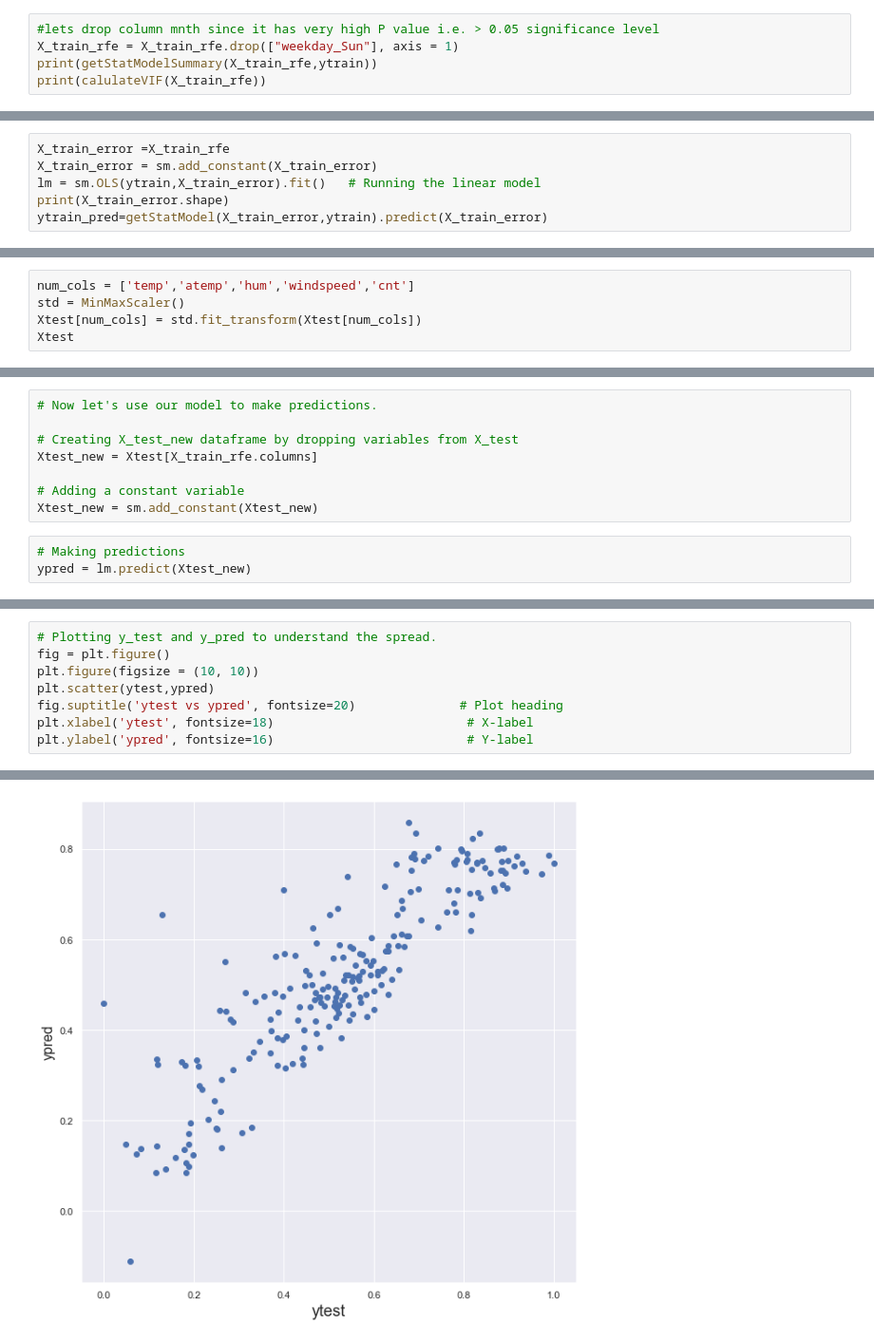
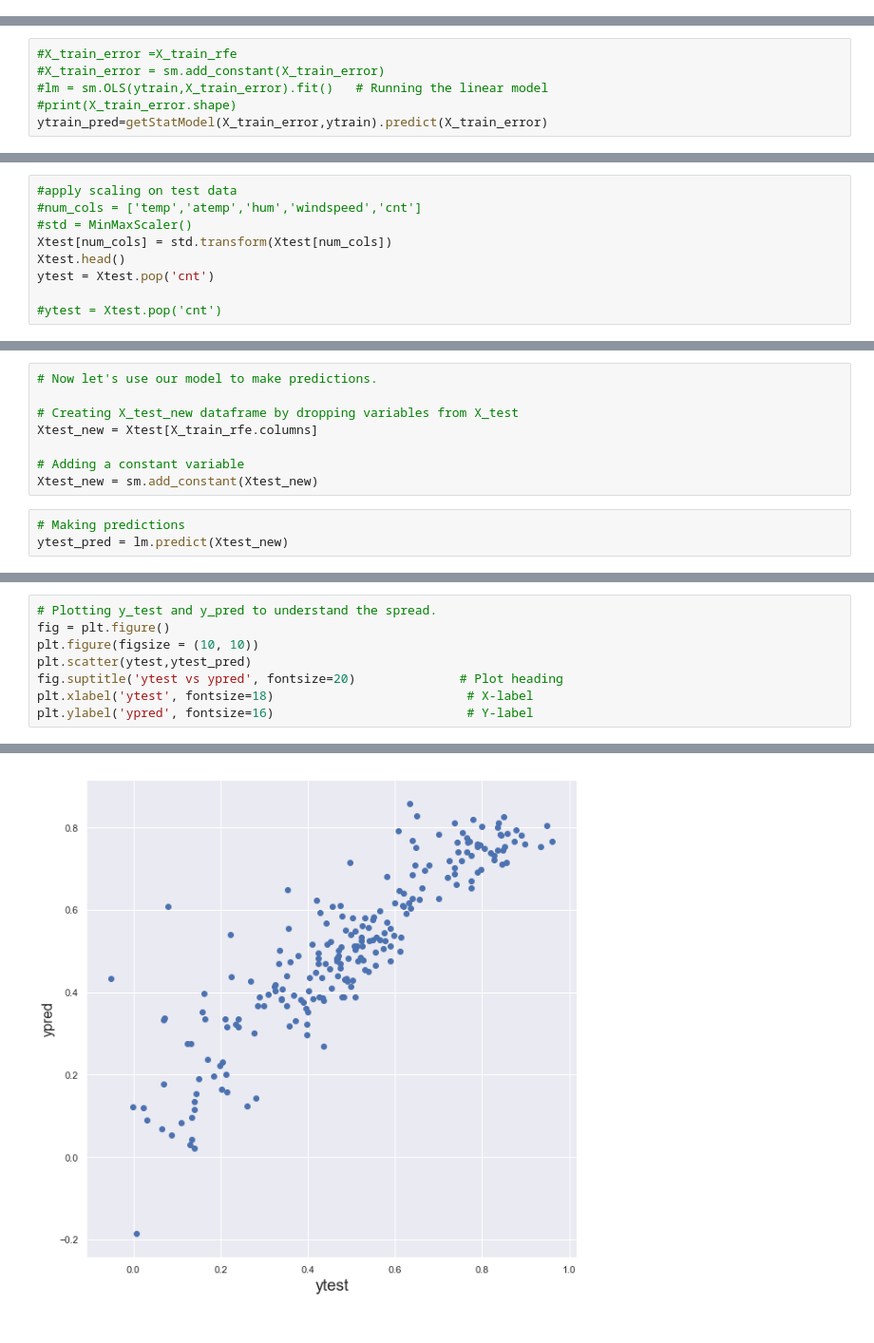
Before and after one commit to deepakgoyal17/Bike-Sharing, a Jupyter notebook: BikeSharing.ipynb, the cells around one changed output, grey strips where cells are left out. Shown at 95% size. Drawn from its saved outputs; the diff is of its cells as text.

```diff
--- a/BikeSharing.ipynb
+++ b/BikeSharing.ipynb
@@ -430,5 +520,0 @@ Covariance Type:            nonrobust
-# %%
-#lets drop column mnth since it has very high P value i.e. > 0.05 significance level
-X_train_rfe = X_train_rfe.drop(["weekday_Sun"], axis = 1)
-print(getStatModelSummary(X_train_rfe,ytrain))
-print(calulateVIF(X_train_rfe))
@@ -546,6 +648,6 @@ Notes:
 # %%
-X_train_error =X_train_rfe
-X_train_error = sm.add_constant(X_train_error)
-lm = sm.OLS(ytrain,X_train_error).fit()   # Running the linear model
-print(X_train_error.shape)
+#X_train_error =X_train_rfe
+#X_train_error = sm.add_constant(X_train_error)
+#lm = sm.OLS(ytrain,X_train_error).fit()   # Running the linear model
+#print(X_train_error.shape)
 ytrain_pred=getStatModel(X_train_error,ytrain).predict(X_train_error)
@@ -568,5 +678,9 @@ Applying the scaling on the test sets
 # %%
-num_cols = ['temp','atemp','hum','windspeed','cnt']
-std = MinMaxScaler()
-Xtest[num_cols] = std.fit_transform(Xtest[num_cols])
-Xtest
+#apply scaling on test data
+#num_cols = ['temp','atemp','hum','windspeed','cnt']
+#std = MinMaxScaler()
+Xtest[num_cols] = std.transform(Xtest[num_cols])
+Xtest.head()
+ytest = Xtest.pop('cnt')
+
+#ytest = Xtest.pop('cnt')
@@ -596,5 +694,5 @@ Xtest_new = Xtest[X_train_rfe.columns]
 Xtest_new = sm.add_constant(Xtest_new)
 # %%
 # Making predictions
-ypred = lm.predict(Xtest_new)
+ytest_pred = lm.predict(Xtest_new)
 # %% [markdown]
@@ -602,12 +725,12 @@ ypred = lm.predict(Xtest_new)
 # %%
 # Plotting y_test and y_pred to understand the spread.
 fig = plt.figure()
 plt.figure(figsize = (10, 10))
-plt.scatter(ytest,ypred)
+plt.scatter(ytest,ytest_pred)
 fig.suptitle('ytest vs ypred', fontsize=20)              # Plot heading
 plt.xlabel('ytest', fontsize=18)                          # X-label
 plt.ylabel('ypred', fontsize=16)                          # Y-label
 # %% [output]
 Text(0, 0.5, 'ypred')
 <Figure size 432x288 with 0 Axes>
-[figure, old version]
+[figure, new version]
```
Also changed, not shown: parts of 71 cells of this notebook.
